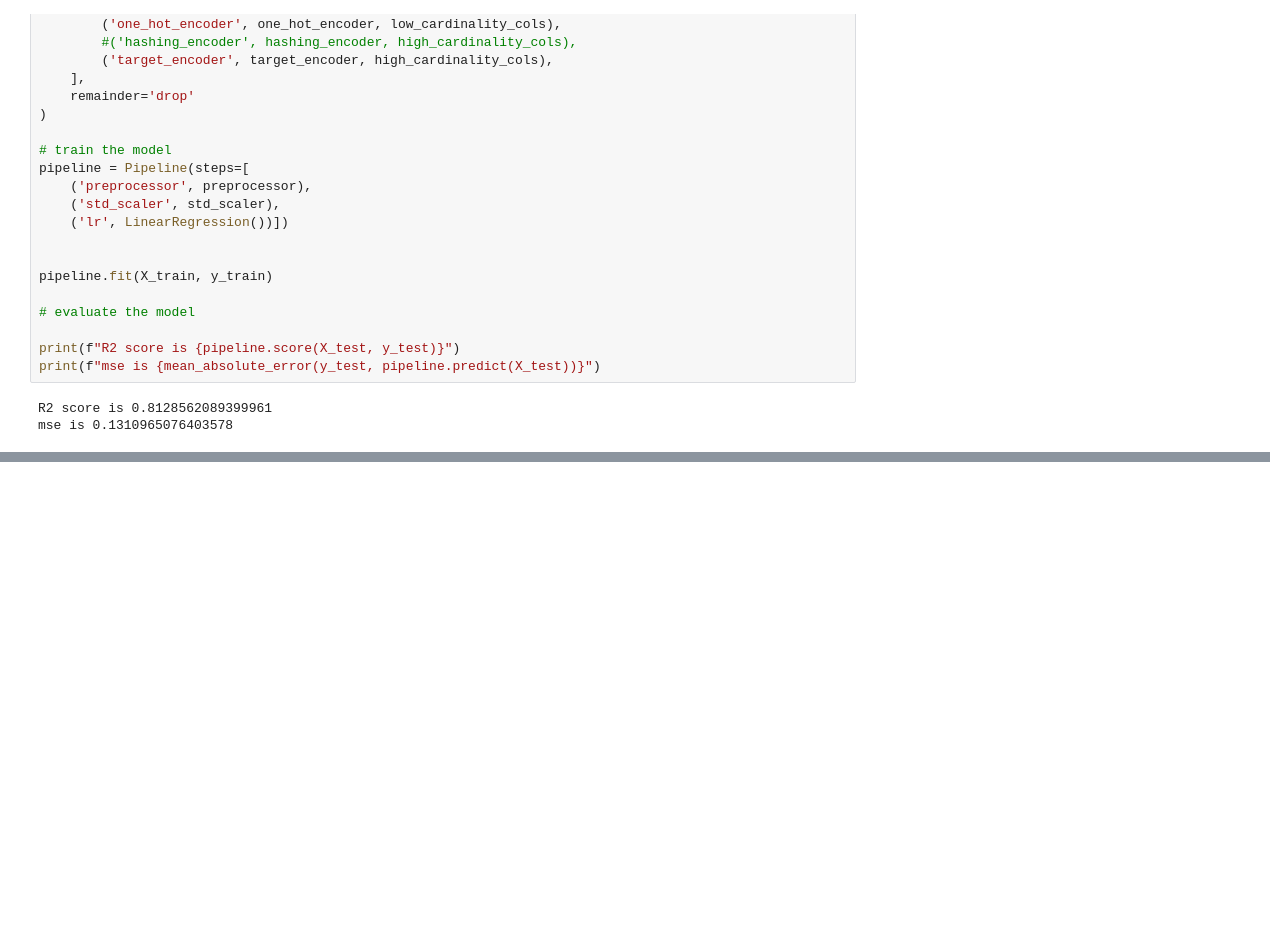
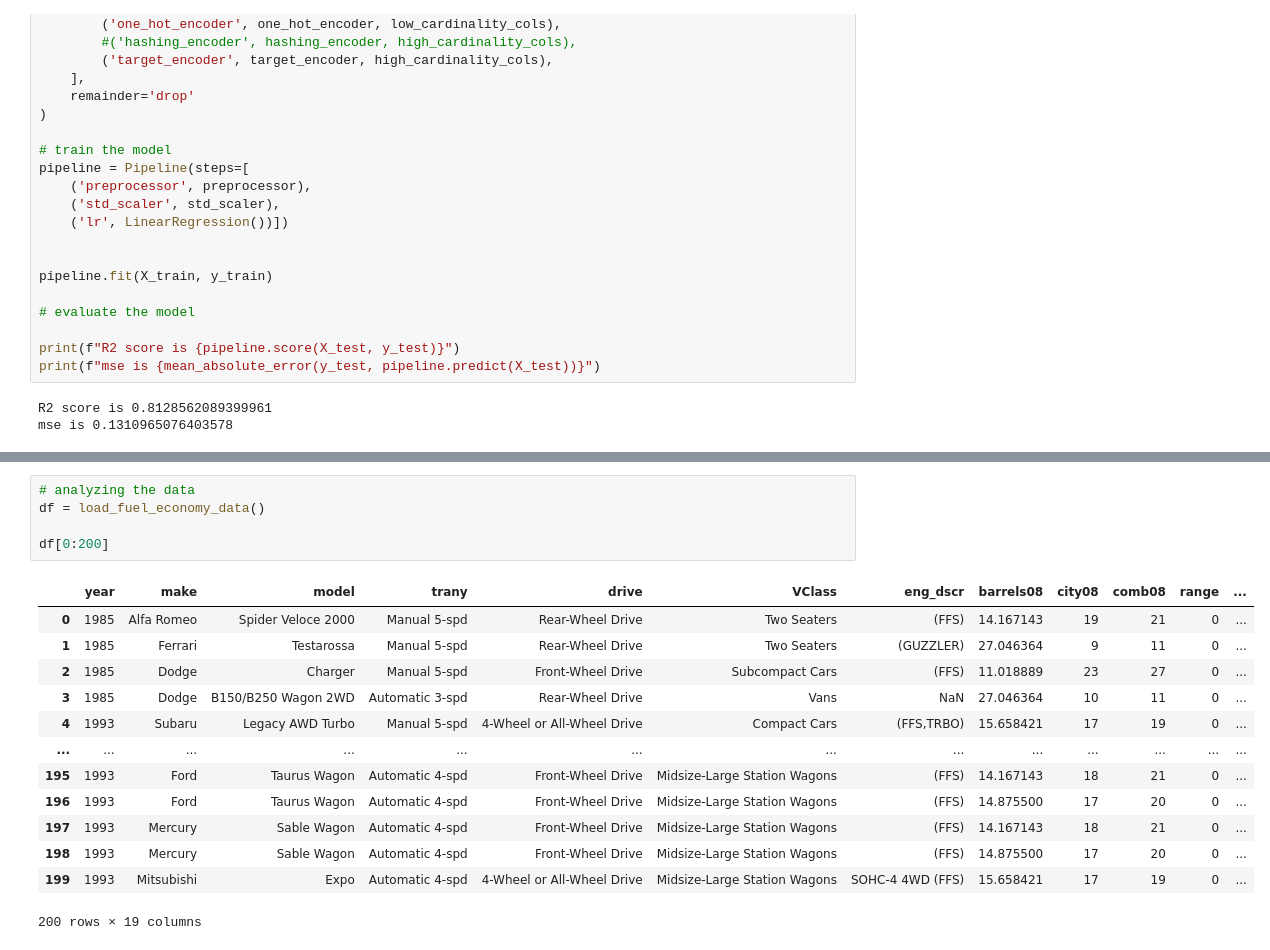
Before and after one commit to deepakshamsft/ai-portfolio, a Jupyter notebook: exercises/playground/ll/categorical_encoding.ipynb, the cells around one changed output, grey strips where cells are left out. Cells and saved outputs as stored; diff of their text form; blank space fills up the shorter version.

```diff
--- a/exercises/playground/ll/categorical_encoding.ipynb
+++ b/exercises/playground/ll/categorical_encoding.ipynb
@@ -431,0 +521,19 @@ mse is 0.1310965076403578
+# %%
+# analyzing the data
+df = load_fuel_economy_data()
+
+df[0:200]
+# %% [output]
+|  | year | make | model | trany | drive | VClass | eng_dscr | barrels08 | city08 | comb08 | range | ... |
+| 0 | 1985 | Alfa Romeo | Spider Veloce 2000 | Manual 5-spd | Rear-Wheel Drive | Two Seaters | (FFS) | 14.167143 | 19 | 21 | 0 | ... |
+| 1 | 1985 | Ferrari | Testarossa | Manual 5-spd | Rear-Wheel Drive | Two Seaters | (GUZZLER) | 27.046364 | 9 | 11 | 0 | ... |
+| 2 | 1985 | Dodge | Charger | Manual 5-spd | Front-Wheel Drive | Subcompact Cars | (FFS) | 11.018889 | 23 | 27 | 0 | ... |
+| 3 | 1985 | Dodge | B150/B250 Wagon 2WD | Automatic 3-spd | Rear-Wheel Drive | Vans | NaN | 27.046364 | 10 | 11 | 0 | ... |
+| 4 | 1993 | Subaru | Legacy AWD Turbo | Manual 5-spd | 4-Wheel or All-Wheel Drive | Compact Cars | (FFS,TRBO) | 15.658421 | 17 | 19 | 0 | ... |
+| ... | ... | ... | ... | ... | ... | ... | ... | ... | ... | ... | ... | ... |
+| 195 | 1993 | Ford | Taurus Wagon | Automatic 4-spd | Front-Wheel Drive | Midsize-Large Station Wagons | (FFS) | 14.167143 | 18 | 21 | 0 | ... |
+| 196 | 1993 | Ford | Taurus Wagon | Automatic 4-spd | Front-Wheel Drive | Midsize-Large Station Wagons | (FFS) | 14.875500 | 17 | 20 | 0 | ... |
+| 197 | 1993 | Mercury | Sable Wagon | Automatic 4-spd | Front-Wheel Drive | Midsize-Large Station Wagons | (FFS) | 14.167143 | 18 | 21 | 0 | ... |
+| 198 | 1993 | Mercury | Sable Wagon | Automatic 4-spd | Front-Wheel Drive | Midsize-Large Station Wagons | (FFS) | 14.875500 | 17 | 20 | 0 | ... |
+| 199 | 1993 | Mitsubishi | Expo | Automatic 4-spd | 4-Wheel or All-Wheel Drive | Midsize-Large Station Wagons | SOHC-4 4WD (FFS) | 15.658421 | 17 | 19 | 0 | ... |
+200 rows × 19 columns
```
Also changed, not shown: parts of 8 cells of this notebook.
